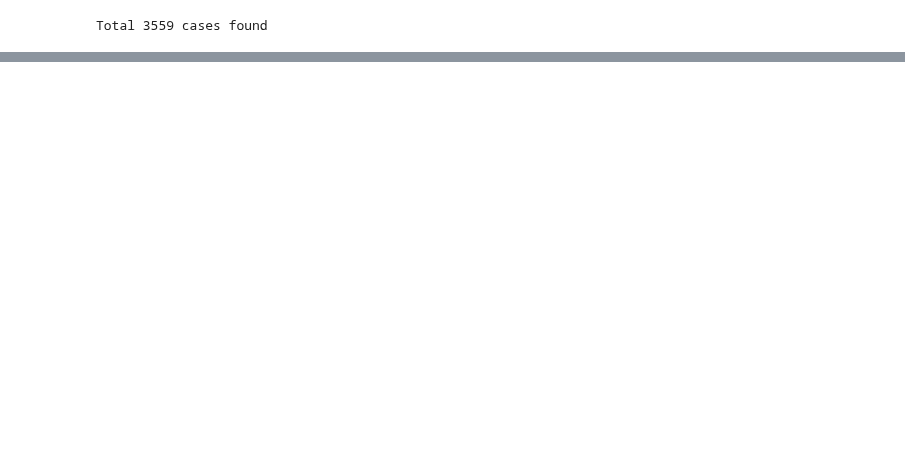
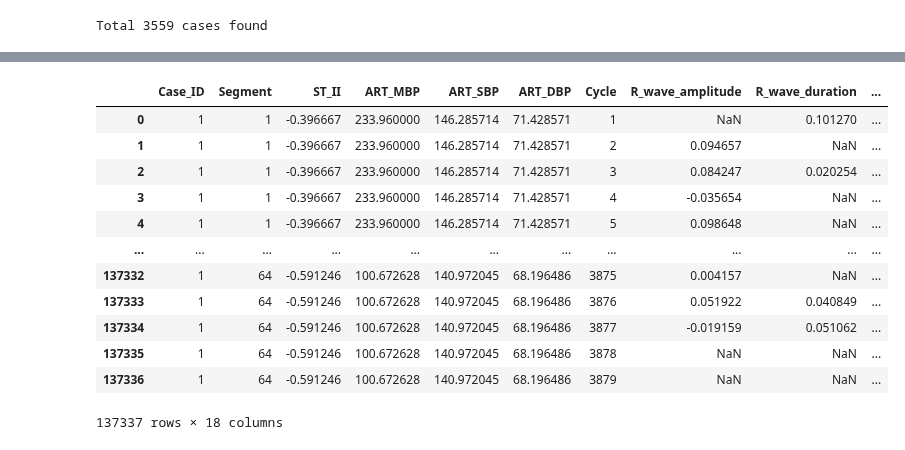
Before and after one commit to RafsanJany-44/ARC, a Jupyter notebook: Untitled153.ipynb, the cells around one changed output, grey strips where cells are left out. Cells and saved outputs as stored; diff of their text form; code cells hidden in the pictures; blank space fills up the shorter version.

```diff
--- a/Untitled153.ipynb
+++ b/Untitled153.ipynb
@@ -319,0 +320,16 @@ Segment: 12
+# %%
+main_dataframe
+# %% [output]
+|  | Case_ID | Segment | ST_II | ART_MBP | ART_SBP | ART_DBP | Cycle | R_wave_amplitude | R_wave_duration | ... |
+| 0 | 1 | 1 | -0.396667 | 233.960000 | 146.285714 | 71.428571 | 1 | NaN | 0.101270 | ... |
+| 1 | 1 | 1 | -0.396667 | 233.960000 | 146.285714 | 71.428571 | 2 | 0.094657 | NaN | ... |
+| 2 | 1 | 1 | -0.396667 | 233.960000 | 146.285714 | 71.428571 | 3 | 0.084247 | 0.020254 | ... |
+| 3 | 1 | 1 | -0.396667 | 233.960000 | 146.285714 | 71.428571 | 4 | -0.035654 | NaN | ... |
+| 4 | 1 | 1 | -0.396667 | 233.960000 | 146.285714 | 71.428571 | 5 | 0.098648 | NaN | ... |
+| ... | ... | ... | ... | ... | ... | ... | ... | ... | ... | ... |
+| 137332 | 1 | 64 | -0.591246 | 100.672628 | 140.972045 | 68.196486 | 3875 | 0.004157 | NaN | ... |
+| 137333 | 1 | 64 | -0.591246 | 100.672628 | 140.972045 | 68.196486 | 3876 | 0.051922 | 0.040849 | ... |
+| 137334 | 1 | 64 | -0.591246 | 100.672628 | 140.972045 | 68.196486 | 3877 | -0.019159 | 0.051062 | ... |
+| 137335 | 1 | 64 | -0.591246 | 100.672628 | 140.972045 | 68.196486 | 3878 | NaN | NaN | ... |
+| 137336 | 1 | 64 | -0.591246 | 100.672628 | 140.972045 | 68.196486 | 3879 | NaN | NaN | ... |
+137337 rows × 18 columns
```
Also changed, not shown: parts of 1 cell of this notebook.
